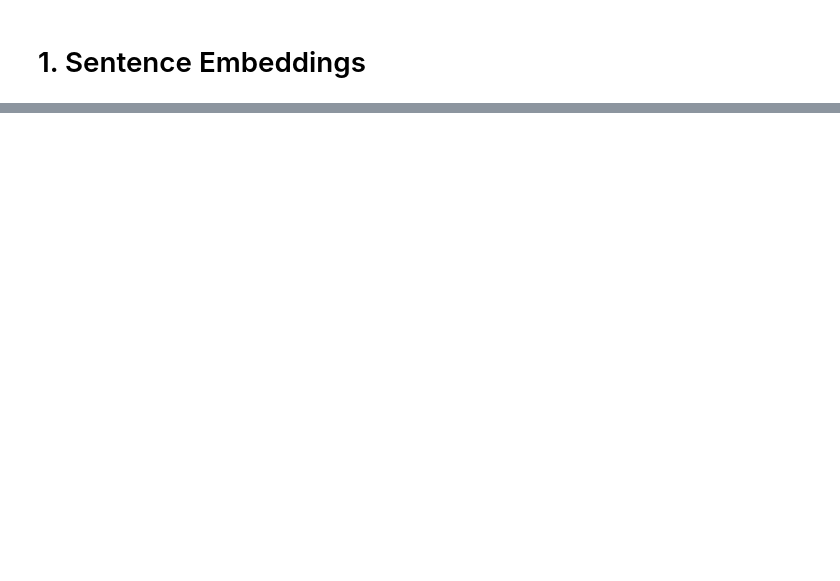
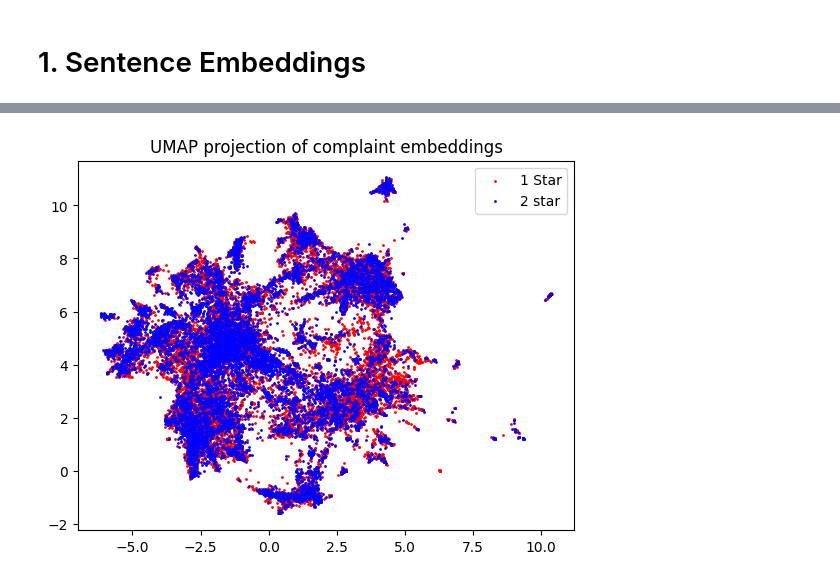
Before and after one commit to dsbyvansh/NLP-Customer-Review-Intelligence, a Jupyter notebook: notebooks/sentence_transformers.ipynb, the cells around one changed output, grey strips where cells are left out. Saved outputs shown, nothing was run; the diff lists cells and outputs as text; code cells hidden in the pictures; blank space fills up the shorter version.

```diff
--- a/notebooks/sentence_transformers.ipynb
+++ b/notebooks/sentence_transformers.ipynb
@@ -6,7 +8,7 @@ import time
 # %% [markdown]
 # 1. Sentence Embeddings
 # %%
-df = pd.read_csv("../data/cleaned/cleaned_reviews.csv")
+df = pd.read_csv("../data/cleaned/cleaned_review.csv")
 # %%
 model = SentenceTransformer('all-MiniLM-L6-v2')
 sample_embedding = model.encode("battery not charging")
@@ -21,3 +30,5 @@ print(f"Time taken: {(end-start):.2f} seconds")
 print(embeddings.shape)
 # %%
 np.save("../data/cleaned/sentence_embeddings.npy",embeddings)
+# %%
+embeddings = np.load("../data/cleaned/sentence_embeddings.npy")
@@ -23,0 +113,3 @@ np.save("../data/cleaned/sentence_embeddings.npy",embeddings)
+# %%
+reducer = umap.UMAP(n_components=2,random_state=42)
+reduced_embeddings = reducer.fit_transform(embeddings)
@@ -23,0 +132,23 @@ np.save("../data/cleaned/sentence_embeddings.npy",embeddings)
+# %%
+mask_1star = df['rating'] == 1.0
+mask_2star = df['rating'] == 2.0
+plt.scatter(
+    reduced_embeddings[mask_1star,0], # x coordinate of the 1 star review
+    reduced_embeddings[mask_1star,1], # y coordinate of the 1 star review
+    s = 1,
+    c = 'red',
+    label = '1 Star'
+)
+plt.scatter(
+    reduced_embeddings[mask_2star,0], # x coordinate of the 2 star review
+    reduced_embeddings[mask_2star,1], # y coordinate of the 2 star review
+    s = 1,
+    c = 'blue',
+    label = '2 star'
+)
+plt.legend()
+plt.title("UMAP projection of complaint embeddings")
+plt.savefig("../data/plots/Umap_visualization.png",dpi=150,bbox_inches='tight')
+plt.show()
+# %% [output]
+[figure, added]
```
Also changed, not shown: parts of 17 cells of this notebook, 4 other files.
